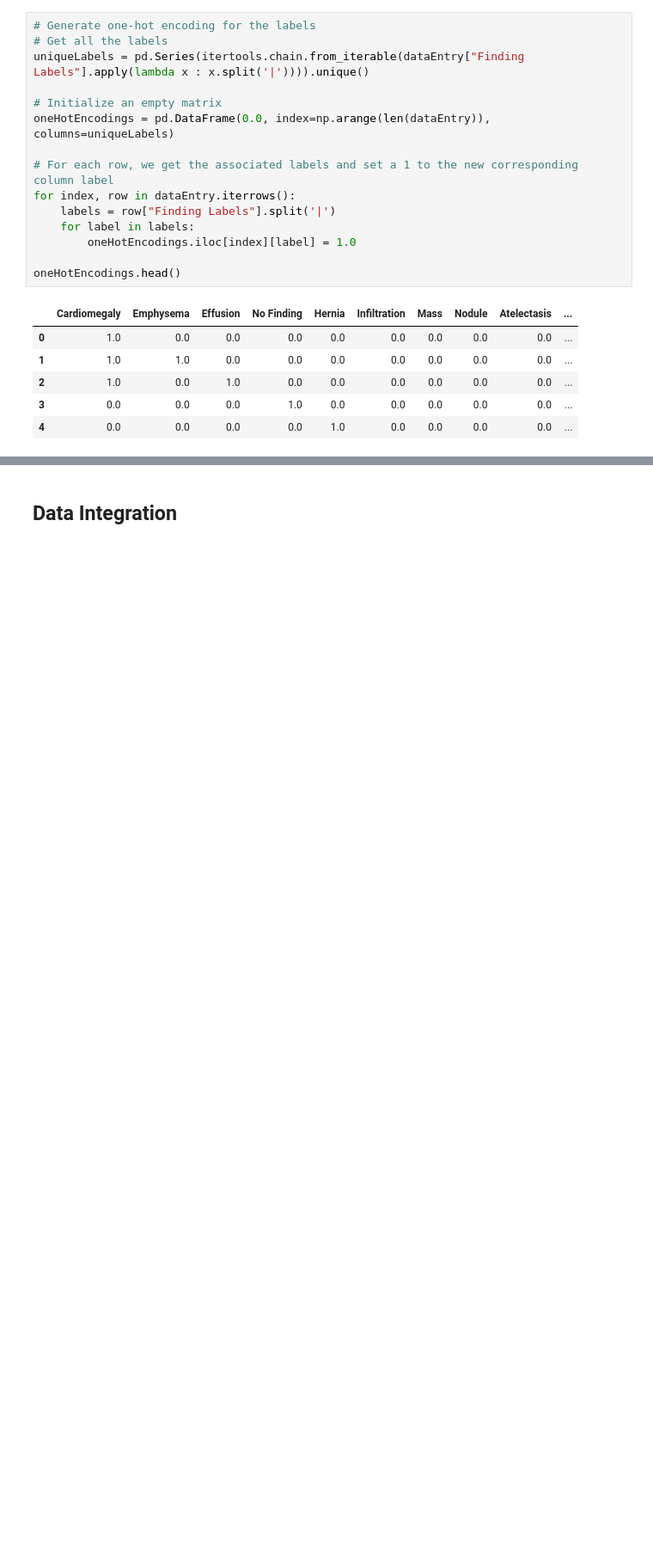
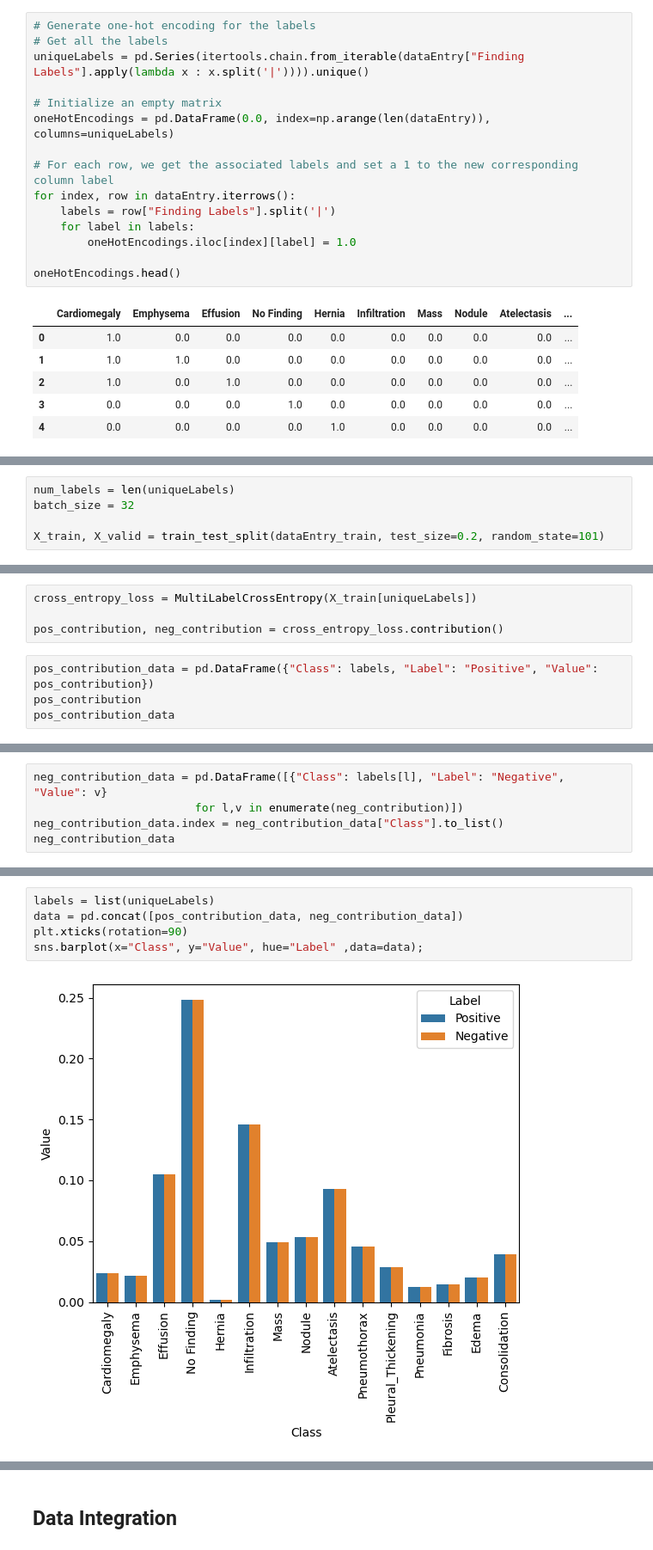
Before and after one commit to rachelwoodside/csci4155-chest-xray-model, a Jupyter notebook: preprocessing.ipynb, the cells around one changed output, grey strips where cells are left out. Shown at 86% size. Saved outputs shown, nothing was run; the diff lists cells and outputs as text; blank space fills up the shorter version.

Commit message:
Updated preprocessing to use custom image dataset and include preliminary model training approach

```diff
--- a/preprocessing.ipynb
+++ b/preprocessing.ipynb
@@ -96,0 +188,5 @@ oneHotEncodings.head()
+# %%
+num_labels = len(uniqueLabels)
+batch_size = 32
+
+X_train, X_valid = train_test_split(dataEntry_train, test_size=0.2, random_state=101)
@@ -96,0 +284,8 @@ oneHotEncodings.head()
+# %%
+cross_entropy_loss = MultiLabelCrossEntropy(X_train[uniqueLabels])
+
+pos_contribution, neg_contribution = cross_entropy_loss.contribution()
+# %%
+pos_contribution_data = pd.DataFrame({"Class": labels, "Label": "Positive", "Value": pos_contribution})
+pos_contribution
+pos_contribution_data
@@ -96,0 +309,5 @@ oneHotEncodings.head()
+# %%
+neg_contribution_data = pd.DataFrame([{"Class": labels[l], "Label": "Negative", "Value": v}
+                        for l,v in enumerate(neg_contribution)])
+neg_contribution_data.index = neg_contribution_data["Class"].to_list()
+neg_contribution_data
@@ -96,0 +331,7 @@ oneHotEncodings.head()
+# %%
+labels = list(uniqueLabels)
+data = pd.concat([pos_contribution_data, neg_contribution_data])
+plt.xticks(rotation=90)
+sns.barplot(x="Class", y="Value", hue="Label" ,data=data);
+# %% [output]
+[figure, added]
```
Also changed, not shown: parts of 45 cells of this notebook, 1 other file.
